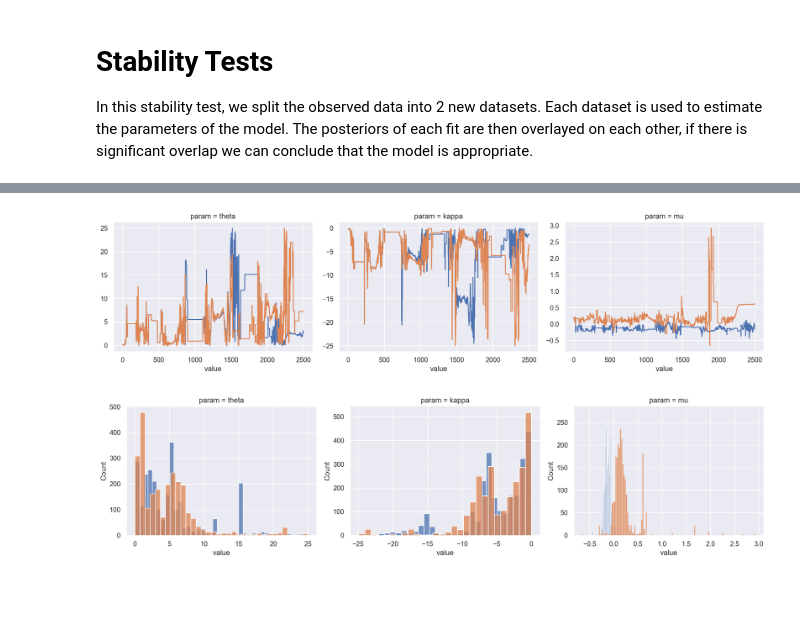
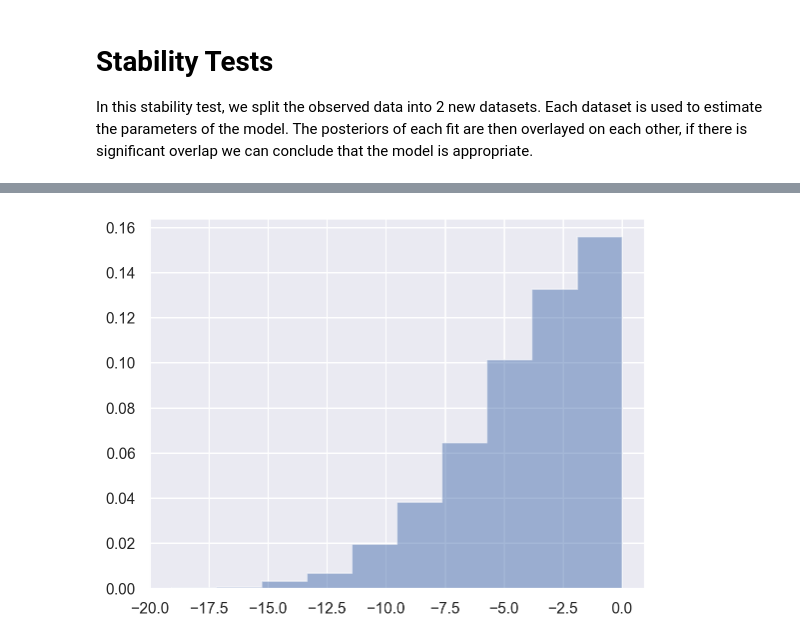
Before and after one commit to jramkiss/sv-stability-tests, a Jupyter notebook: Nymblom-Experiments.ipynb, the cells around one changed output, grey strips where cells are left out. Drawn from its saved outputs; the diff is of its cells as text; code cells hidden in the pictures; blank space fills up the shorter version.

```diff
--- a/Nymblom-Experiments.ipynb
+++ b/Nymblom-Experiments.ipynb
@@ -155,15 +156,14 @@ plot_posteriors = pd.melt(pd.concat([posterior1, posterior2]), id_vars=["selecti
 # %%
-g = sns.FacetGrid(plot_posteriors,
+g = sns.FacetGrid(double_posteriors,
                   sharex=True, sharey=False,
                   col="param", hue="selection",
                   height=4, aspect=1.3)
-g.map(plt.plot, "value");
+g.map(plt.plot, "value")
+g.add_legend();
 
-g = sns.FacetGrid(plot_posteriors,
+g = sns.FacetGrid(double_posteriors,
                   sharex=False, sharey=False,
                   col="param", hue="selection",
                   height=4, aspect=1.3)
-g.map(sns.histplot, "value");
+g.map(sns.histplot, "value")
+g.add_legend();
-# %% [output]
-[figure, removed]
-[figure, removed]
@@ -169,0 +172,7 @@ g.map(sns.histplot, "value");
+# %%
+r = scipy.stats.truncnorm.rvs(-jnp.inf, 0, scale=5, size=10000)
+fig, ax = plt.subplots(1, 1)
+ax.hist(r, density=True, histtype='stepfilled', alpha=0.5)
+plt.show();
+# %% [output]
+[figure, added]
```
Also changed, not shown: parts of 9 cells of this notebook.
